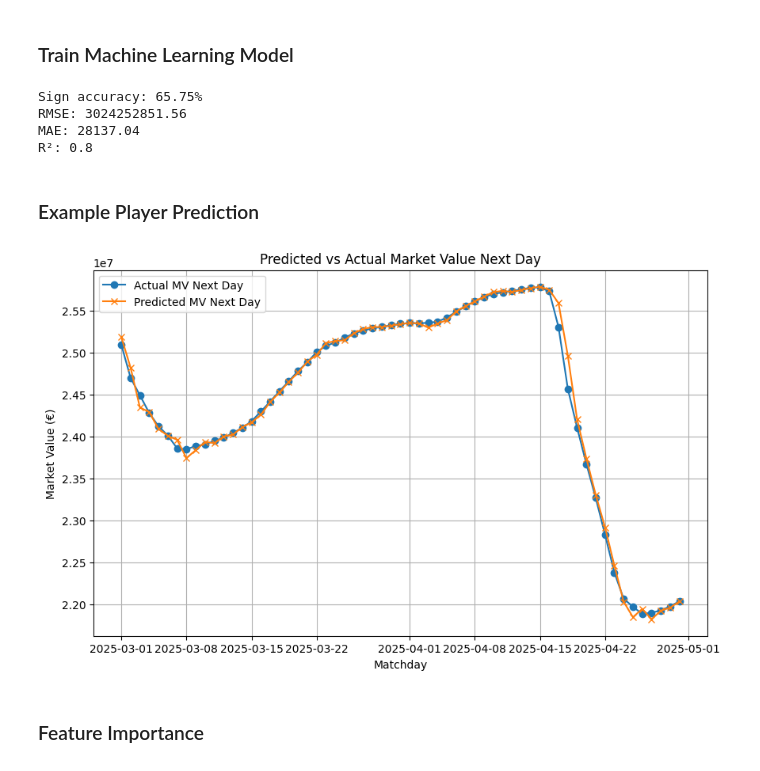
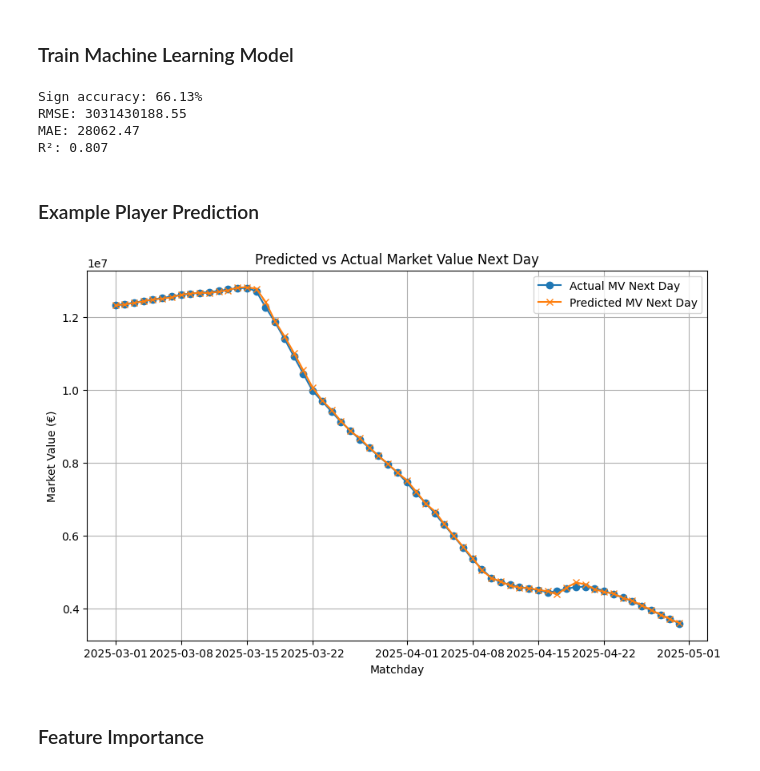
Before and after one commit to walzim/Kickbase-Trading-Advisor, a Jupyter notebook: daily_predictions.ipynb, the cells around one changed output. Saved outputs shown, nothing was run; the diff lists cells and outputs as text; code cells hidden in the pictures.

```diff
--- a/daily_predictions.ipynb
+++ b/daily_predictions.ipynb
@@ -134,6 +150,9 @@ conn.close()
 # %% [markdown]
 ### Preprocess Data
 # %%
+# TODO: Change this to replace NaN with other values instead of dropping, so we keep our up-to-date data
+#df = df.dropna(subset=["mv_next_day", "mv_target", "next_md", "days_to_next"])
+
 # 1. Sort and filter
 df = df.sort_values(["player_id", "date"])
 df = df[(df["team_id"] == df["t1"]) | (df["team_id"] == df["t2"])]  # keep only t1 or t2
@@ -154,19 +173,7 @@ df["mv_next_day"] = df.groupby("player_id")["mv"].shift(-1)
 df["mv_target"] = df["mv_next_day"] - df["mv"]
 df = df[df["mv"] != 0.0]
 
-# 4. Fill missing values
-fill_values = {
-    "p": 0,
-    "ppm": 0,
-    "won": -1
-}
-df = df.fillna(value=fill_values)  # assign back to df to avoid chained assignment
-
-# 5. Drop rows with NaN in critical columns
-# TODO: Change this to replace NaN with other values instead of dropping, so we keep our up-to-date data
-df = df.dropna(subset=["mv_next_day", "mv_target", "next_md", "days_to_next"])
-
-# 6. Feature engineering
+# 4. Feature engineering
 # Market value trend 1d
 df["mv_change_1d"] = df["mv"] - df.groupby("player_id")["mv"].shift(1)
 df["mv_trend_1d"] = df.groupby("player_id")["mv"].pct_change()
@@ -183,7 +190,7 @@ df["mv_trend_7d"] = df["mv_trend_7d"].replace([np.inf, -np.inf], 0).fillna(0)
 ## League-wide market context
 df["market_divergence"] = (df["mv"] / df.groupby("md")["mv"].transform("mean")).rolling(3).mean()
 
-# 7. Clip outliers in mv_target
+# 5. Clip outliers in mv_target
 Q1 = df["mv_target"].quantile(0.25)
 Q3 = df["mv_target"].quantile(0.75)
 IQR = Q3 - Q1
@@ -191,6 +198,29 @@ lower_bound = Q1 - 2.5 * IQR
 upper_bound = Q3 + 2.5 * IQR
 
 df["mv_target_clipped"] = df["mv_target"].clip(lower_bound, upper_bound)
+
+# 6. Fill missing values
+df = df.fillna({
+    "market_divergence": 1,
+    "mv_change_3d": 0,
+    "mv_vol_3d": 0,
+    "p": 0,
+    "ppm": 0,
+    "won": -1
+})
+
+# 7. Cutout todays values and store them
+now = datetime.now()
+max_date = (now - timedelta(days=1)) if now.hour <= 22 else now
+max_date = max_date.date()
+
+today_df = df[df["date"].dt.date >= max_date]
+
+# Drop those values from today from df
+df = df[df["date"].dt.date < max_date]
+
+# 8. Drop rows with NaN in critical columns
+df = df.dropna(subset=["mv_change_1d", "next_day", "next_md", "days_to_next", "mv_next_day", "mv_target", "mv_target_clipped"])
 # %% [markdown]
 ### Select Features and Target Variable
 # %%
@@ -240,44 +269,44 @@ print(f"RMSE: {np.round(rmse, 2)}")
 print(f"MAE: {np.round(mae, 2)}")
 print(f"R²: {np.round(r2, 3)}")
 # %% [output]
-Sign accuracy: 65.75%
-RMSE: 3024252851.56
-MAE: 28137.04
-R²: 0.8
+Sign accuracy: 66.13%
+RMSE: 3031430188.55
+MAE: 28062.47
+R²: 0.807
 # %% [markdown]
 ### Example Player Prediction
 # %%
 small_test = test[["player_id", "first_name", "last_name", "date", "mv", "mv_next_day", "mv_target"]].copy()
 
 small_test["predicted_mv_target"] = np.round(y_pred, 2)
 small_test["predicted_mv_next_day"] = small_test["mv"] + small_test["predicted_mv_target"]
 
 
 # get error between prediction and actual
 small_test["error"] = small_test["mv_next_day"] - small_test["predicted_mv_next_day"]
 
 # Sort by error ascending
 
 small_test = small_test.sort_values("date")
 
-small_test = small_test[(small_test["last_name"] == "Raum")]
+small_test = small_test[(small_test["last_name"] == "Uzun")]
 
 
 # Filter small test only between 2025-03 and 2025-04
 small_test = small_test[(small_test["date"] >= "2025-03-01") & (small_test["date"] <= "2025-04-30")]
 
 
 # Plot predicted vs actual mv_next_week
 plt.figure(figsize=(10, 6))
 plt.plot(small_test["date"], small_test["mv_next_day"], marker='o', label="Actual MV Next Day")
 plt.plot(small_test["date"], small_test["predicted_mv_next_day"], marker='x', label="Predicted MV Next Day")
 plt.xlabel("Matchday")
 plt.ylabel("Market Value (€)")
 plt.title("Predicted vs Actual Market Value Next Day")
 plt.legend()
 plt.grid(True)
 # %% [output]
-[figure, old version]
+[figure, new version]
 # %% [markdown]
 ### Feature Importance
 # %%
```
Also changed, not shown: parts of 9 cells of this notebook, 3 other files.
